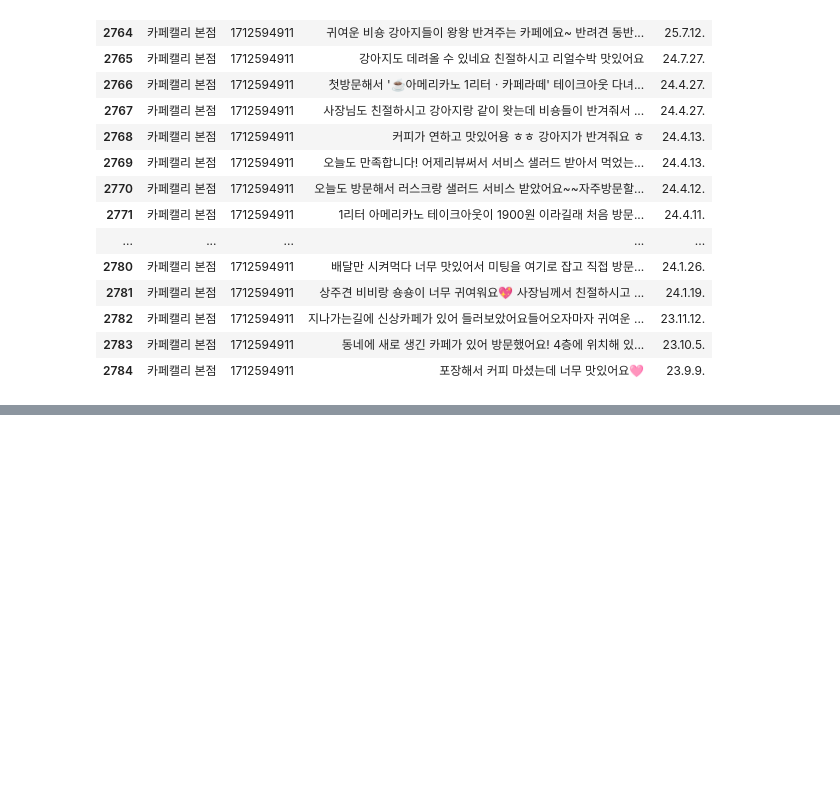
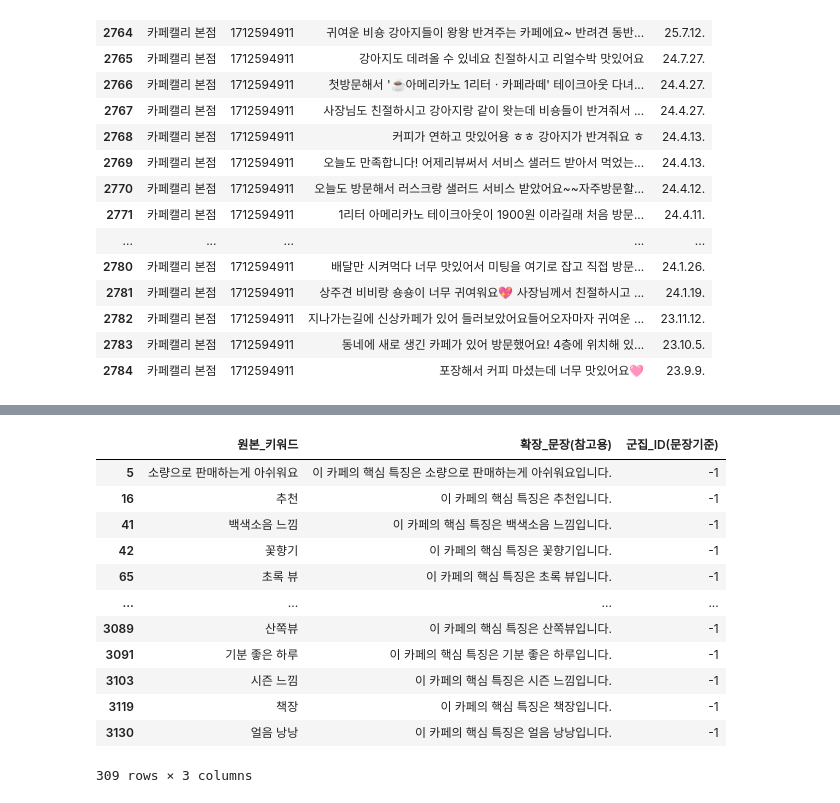
Before and after one commit to east-right/rule_cafe_recomendation, a Jupyter notebook: data_preprocessing/item_preprocessing.ipynb, the cells around one changed output, grey strips where cells are left out. Cells and saved outputs as stored; diff of their text form; code cells hidden in the pictures; blank space fills up the shorter version.

Commit message:
feat: 키워드 퍼지 매칭을 위한 클러스터링 완료

```diff
--- a/data_preprocessing/item_preprocessing.ipynb
+++ b/data_preprocessing/item_preprocessing.ipynb
@@ -154,0 +233,28 @@ df[df['사업장명'] == '카페캘리 본점']
+# %%
+# 4. 단어를 카페 도메인의 문장으로 확장
+template_sentences = [f"이 카페의 핵심 특징은 {kw}입니다." for kw in unique_keywords]
+
+# 5. 🔥 문장 기반 임베딩 (GPU 병렬 처리) 🔥
+# 문장이 길어졌으므로 batch_size를 적절히 유지하며 GPU 연산을 태웁니다.
+print("문장 임베딩 추출 중 (GPU 가속)...")
+sentence_embeddings = model.encode(template_sentences, batch_size=256, show_progress_bar=True)
+
+# 6. UMAP 차원 축소
+print("UMAP 차원 축소 중...")
+umap_model = umap.UMAP(n_neighbors=3, n_components=5, metric='cosine', random_state=42)
+umap_embeddings = umap_model.fit_transform(sentence_embeddings)
+
+# 7. HDBSCAN 클러스터링
+print("HDBSCAN 클러스터링 중...")
+hdbscan_model = hdbscan.HDBSCAN(min_cluster_size=3, metric='euclidean', cluster_selection_method='eom')
+clusters = hdbscan_model.fit_predict(umap_embeddings)
+
+# 8. 결과 매핑 (화면에는 원본 단어만 표시)
+df_clusters_sentence = pd.DataFrame({
+    '원본_키워드': unique_keywords,
+    '확장_문장(참고용)': template_sentences,
+    '군집_ID(문장기준)': clusters
+})
+
+print("\n[문장 확장 기반 클러스터링 결과 (최종 매핑)]")
+print(df_clusters_sentence[['원본_키워드', '군집_ID(문장기준)']].sort_values(by='군집_ID(문장기준)'))
@@ -154,0 +281,16 @@ df[df['사업장명'] == '카페캘리 본점']
+# %%
+df_clusters_sentence[df_clusters_sentence['군집_ID(문장기준)'] == -1]
+# %% [output]
+|  | 원본_키워드 | 확장_문장(참고용) | 군집_ID(문장기준) |
+| 5 | 소량으로 판매하는게 아쉬워요 | 이 카페의 핵심 특징은 소량으로 판매하는게 아쉬워요입니다. | -1 |
+| 16 | 추천 | 이 카페의 핵심 특징은 추천입니다. | -1 |
+| 41 | 백색소음 느낌 | 이 카페의 핵심 특징은 백색소음 느낌입니다. | -1 |
+| 42 | 꽃향기 | 이 카페의 핵심 특징은 꽃향기입니다. | -1 |
+| 65 | 초록 뷰 | 이 카페의 핵심 특징은 초록 뷰입니다. | -1 |
+| ... | ... | ... | ... |
+| 3089 | 산쪽뷰 | 이 카페의 핵심 특징은 산쪽뷰입니다. | -1 |
+| 3091 | 기분 좋은 하루 | 이 카페의 핵심 특징은 기분 좋은 하루입니다. | -1 |
+| 3103 | 시즌 느낌 | 이 카페의 핵심 특징은 시즌 느낌입니다. | -1 |
+| 3119 | 책장 | 이 카페의 핵심 특징은 책장입니다. | -1 |
+| 3130 | 얼음 낭낭 | 이 카페의 핵심 특징은 얼음 낭낭입니다. | -1 |
+309 rows × 3 columns
```
Also changed, not shown: parts of 4 cells of this notebook, 4 other files.
